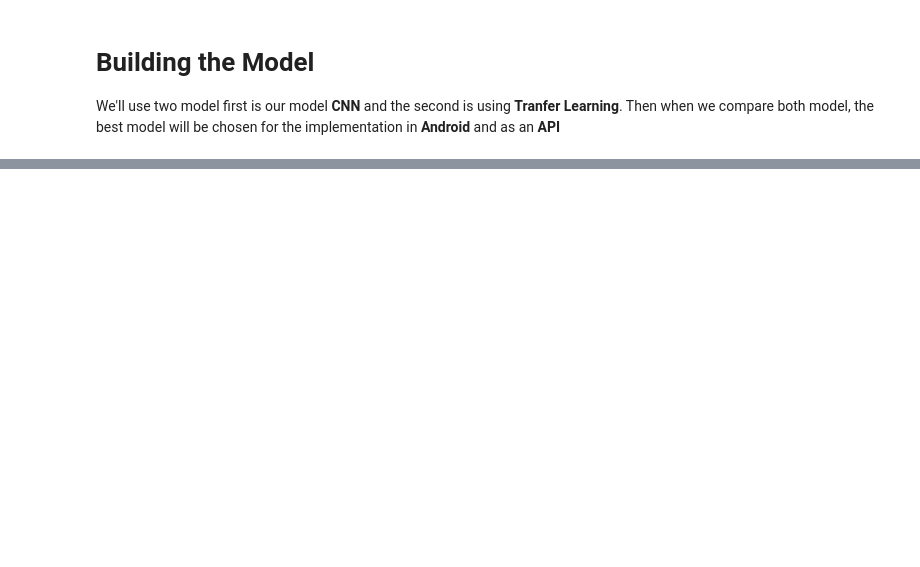
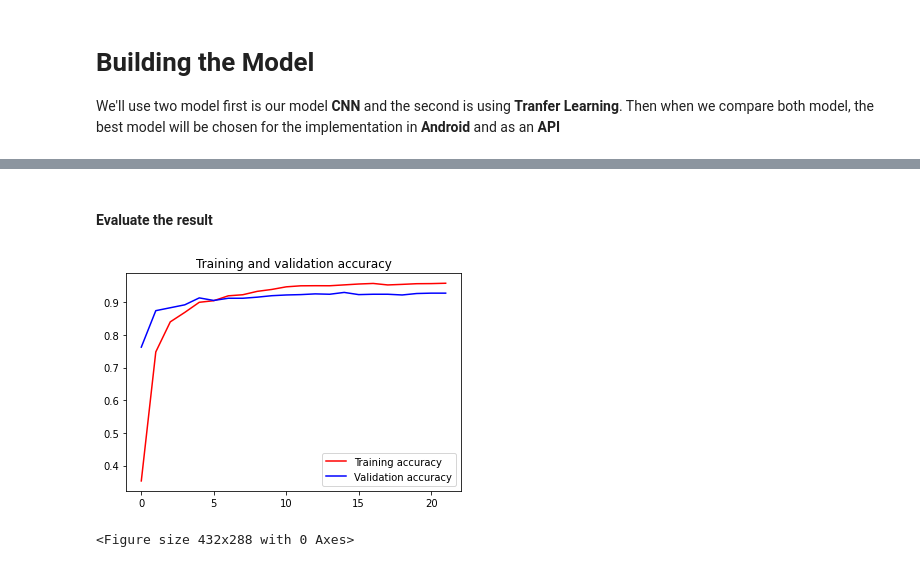
Before and after one commit to MuhamadAzizi/Best-websites-a-programmer-should-visit, a Jupyter notebook: Your_Pet_Care.ipynb, the cells around one changed output, grey strips where cells are left out. Saved outputs shown, nothing was run; the diff lists cells and outputs as text; code cells hidden in the pictures; blank space fills up the shorter version.

```diff
--- a/Your_Pet_Care.ipynb
+++ b/Your_Pet_Care.ipynb
@@ -126,0 +364,30 @@ We'll use two model first is our model **CNN** and the second is using **Tranfer
+# %%
+resnet50_model.compile(
+    optimizer=tf.keras.optimizers.SGD(learning_rate=0.0001, momentum=0.9),
+    loss=tf.keras.losses.CategoricalCrossentropy(from_logits=True),
+    metrics=['accuracy'])
+# %%
+reduce_lr = tf.keras.callbacks.ReduceLROnPlateau(monitor='val_loss',
+                                                 mode='min',
+                                                 min_delta=0.01,
+                                                 patience=3,
+                                                 factor=0.25,
+                                                 verbose=1,
+                                                 min_lr=0.0000001)
+
+early_stopper = tf.keras.callbacks.EarlyStopping(monitor='val_loss',
+                                                 mode='min',
+                                                 min_delta=0.005,
+                                                 patience=7,
+                                                 verbose=1,
+                                                 restore_best_weights=True)
+# %%
+resnet50_history = resnet50_model.fit(
+    train_generator,
+    validation_data=test_generator,
+    epochs=25,
+    verbose=1,
+    steps_per_epoch=steps_per_epoch,
+    validation_steps=validation_steps,
+    callbacks=[reduce_lr, early_stopper]
+)
@@ -126,0 +413,20 @@ We'll use two model first is our model **CNN** and the second is using **Tranfer
+# %% [markdown]
+#### Evaluate the result
+# %%
+acc = resnet50_history.history['accuracy']
+val_acc = resnet50_history.history['val_accuracy']
+loss = resnet50_history.history['loss']
+val_loss = resnet50_history.history['val_loss']
+
+epochs = range(len(acc))
+
+plt.plot(epochs, acc, 'r', label='Training accuracy')
+plt.plot(epochs, val_acc, 'b', label='Validation accuracy')
+plt.title('Training and validation accuracy')
+plt.legend(loc=0)
+plt.figure()
+
+plt.show()
+# %% [output]
+[figure, added]
+<Figure size 432x288 with 0 Axes>
```
Also changed, not shown: parts of 30 cells of this notebook.
